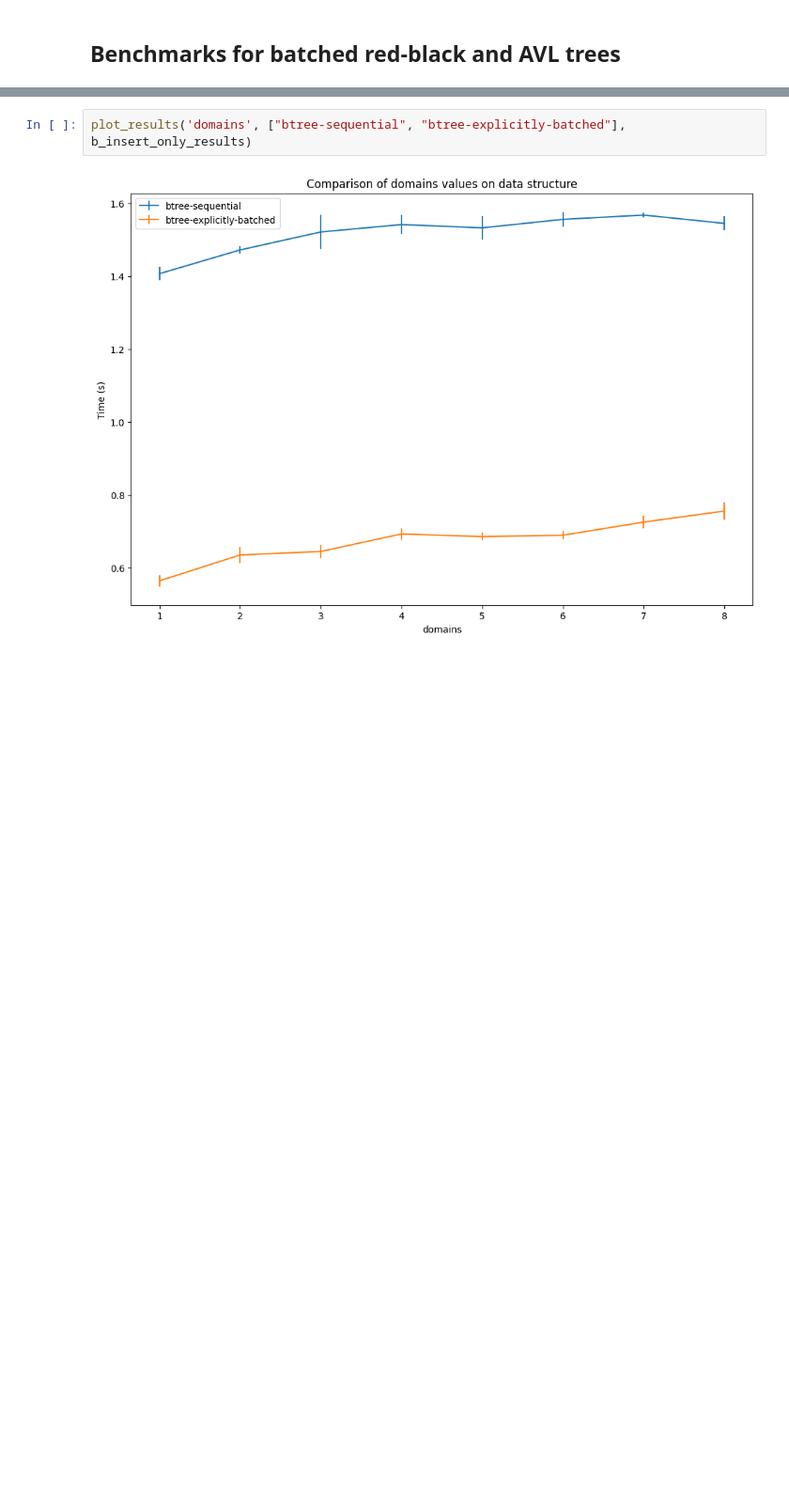
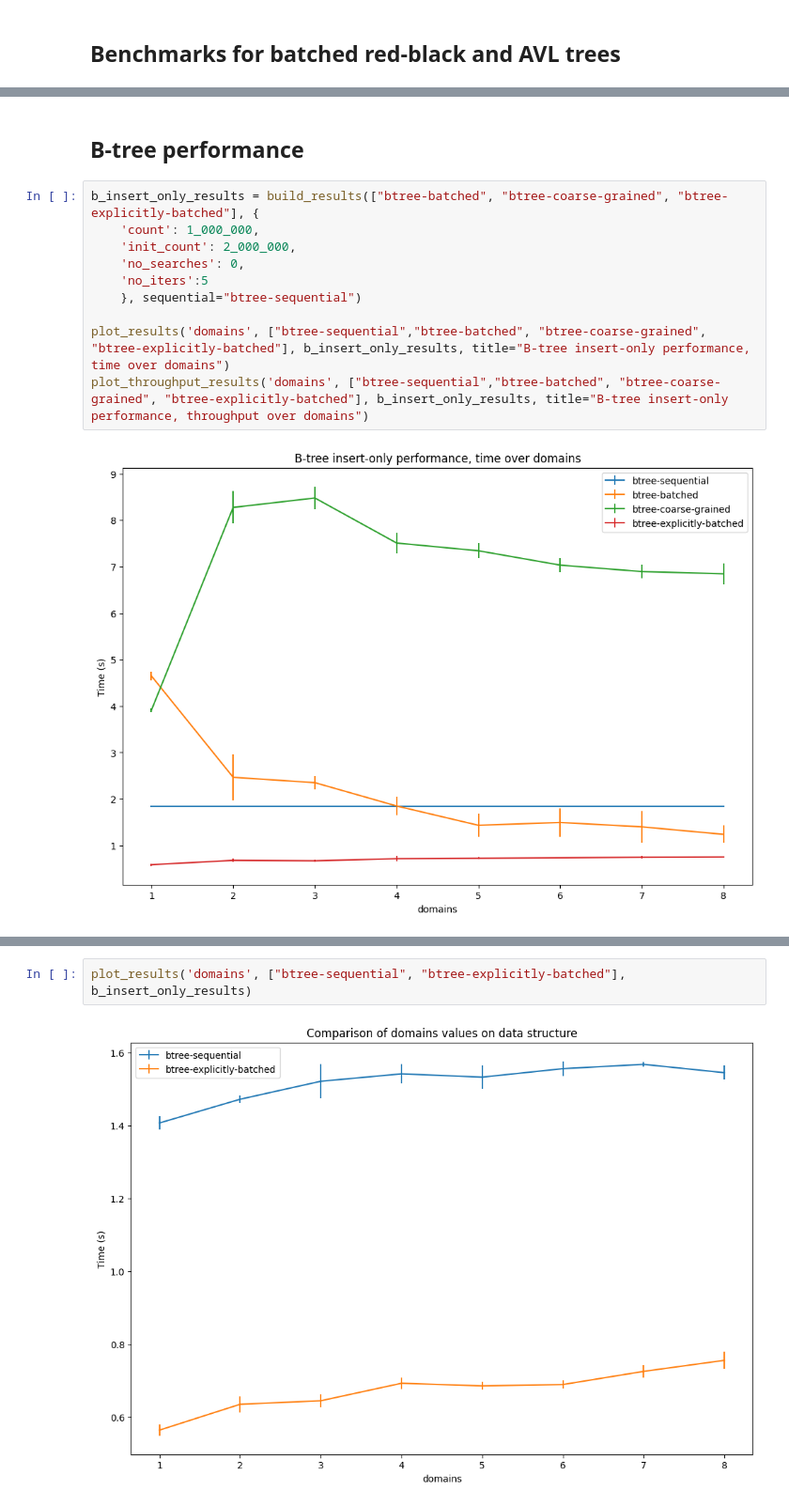
Before and after one commit to verse-lab/obatcher_ds, a Jupyter notebook: benchmark/new-trees.ipynb, the cells around one changed output, grey strips where cells are left out. Shown at 94% size. Saved outputs shown, nothing was run; the diff lists cells and outputs as text; blank space fills up the shorter version.

```diff
--- a/benchmark/new-trees.ipynb
+++ b/benchmark/new-trees.ipynb
@@ -27,0 +61,14 @@ KeyError: 'btree-explicitcly-batched'
+# %% [markdown]
+## B-tree performance
+# %%
+b_insert_only_results = build_results(["btree-batched", "btree-coarse-grained", "btree-explicitly-batched"], {
+    'count': 1_000_000,
+    'init_count': 2_000_000,
+    'no_searches': 0,
+    'no_iters':5
+    }, sequential="btree-sequential")
+
+plot_results('domains', ["btree-sequential","btree-batched", "btree-coarse-grained", "btree-explicitly-batched"], b_insert_only_results, title="B-tree insert-only performance, time over domains")
+plot_throughput_results('domains', ["btree-sequential","btree-batched", "btree-coarse-grained", "btree-explicitly-batched"], b_insert_only_results, title="B-tree insert-only performance, throughput over domains")
+# %% [output]
+[figure, added]
```
Also changed, not shown: parts of 16 cells of this notebook, 1 other file.
